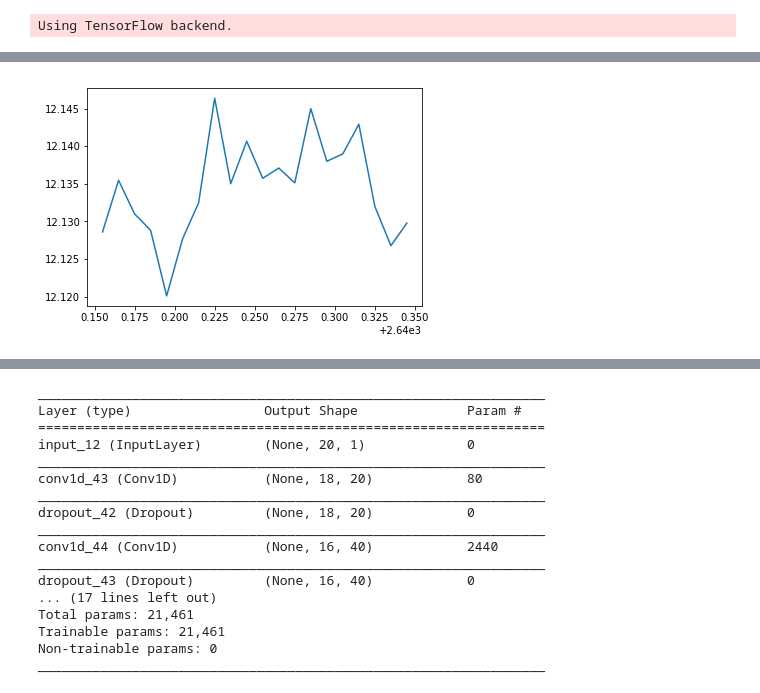
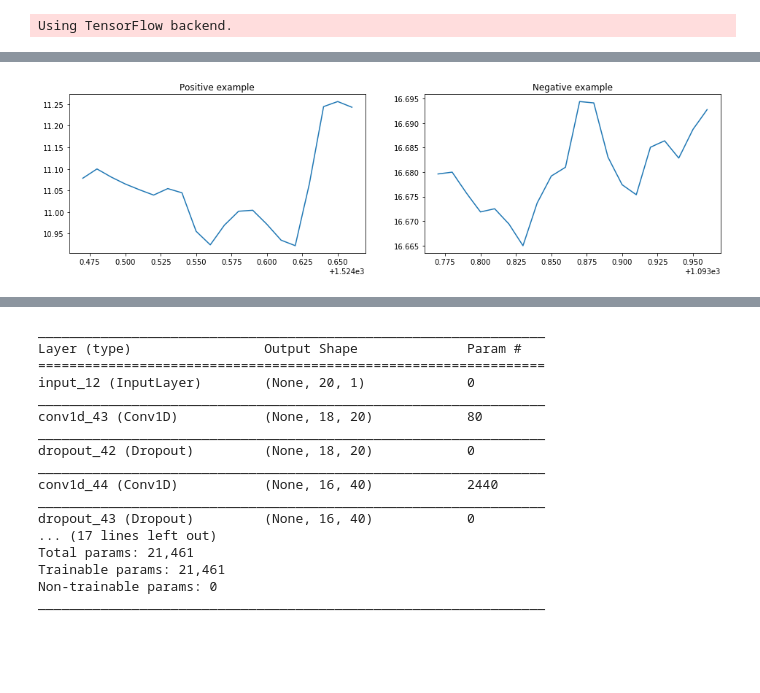
Before and after one commit to RedTachyon/actos-analysis, a Jupyter notebook: jump_prediction.ipynb, the cells around one changed output, grey strips where cells are left out. Cells and saved outputs as stored; diff of their text form; code cells hidden in the pictures; blank space fills up the shorter version.

```diff
--- a/jump_prediction.ipynb
+++ b/jump_prediction.ipynb
@@ -51,10 +73,20 @@ plt.show()
-# %%
-idx = 3452
-
-plt.plot(neg_time_data[idx]/1000., neg_temp_data[idx])
-plt.show()
-# %% [output]
-[figure, removed]
+# %%
+plt.rcParams['figure.figsize'] = [16, 4]
+
+idx = 491
+
+plt.subplot(121)
+plt.plot(pos_time_data[idx]/1000., pos_temp_data[idx])
+plt.title("Positive example")
+
+idx = 485
+
+plt.subplot(122)
+plt.plot(neg_time_data[idx]/1000., neg_temp_data[idx])
+plt.title("Negative example")
+plt.show()
+# %% [output]
+[figure, added]
 # %%
 pos_labels = np.ones(pos_temp_data.shape[0])
 neg_labels = np.zeros(neg_temp_data.shape[0])
```
Also changed, not shown: parts of 9 cells of this notebook, 1 other file.
